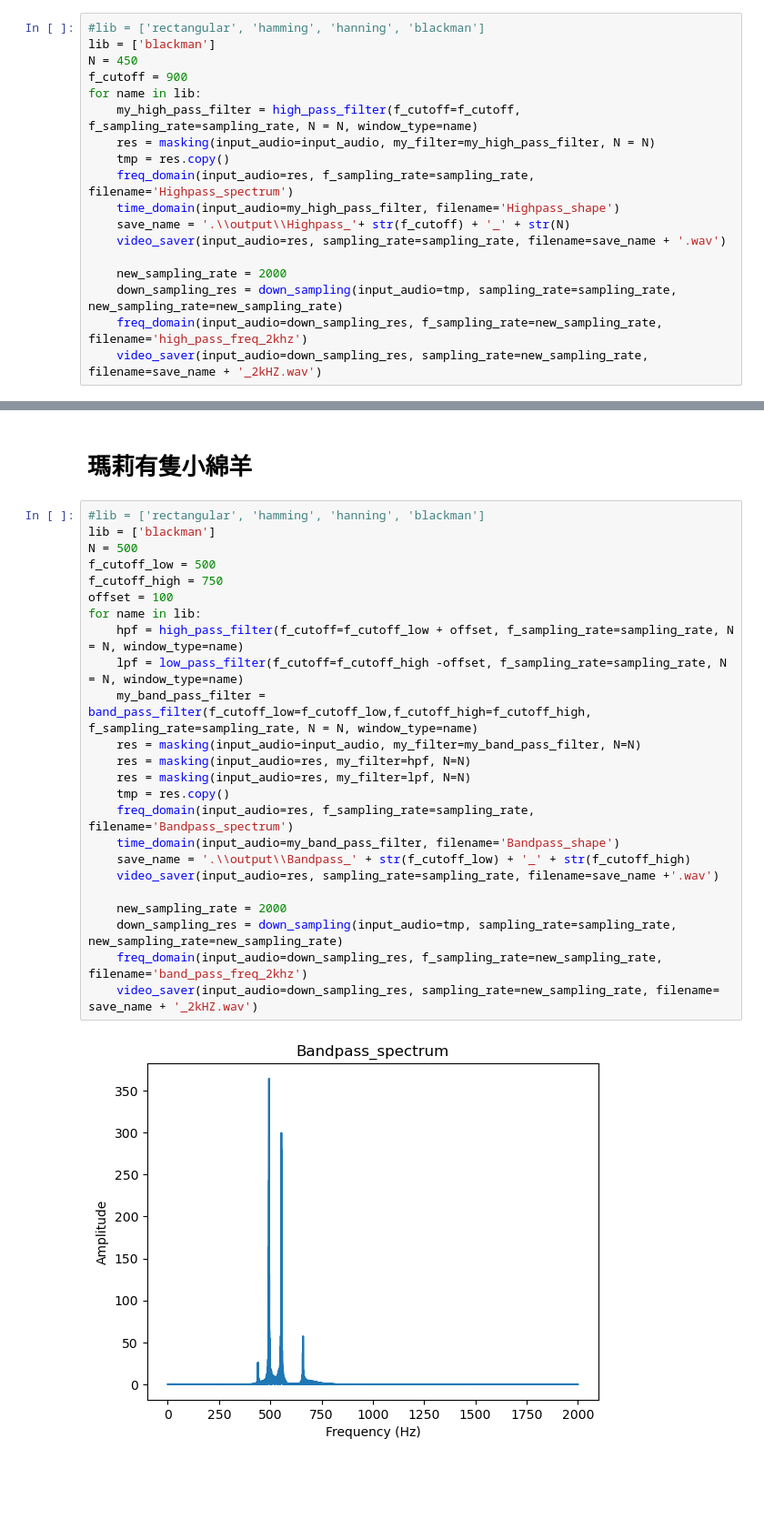
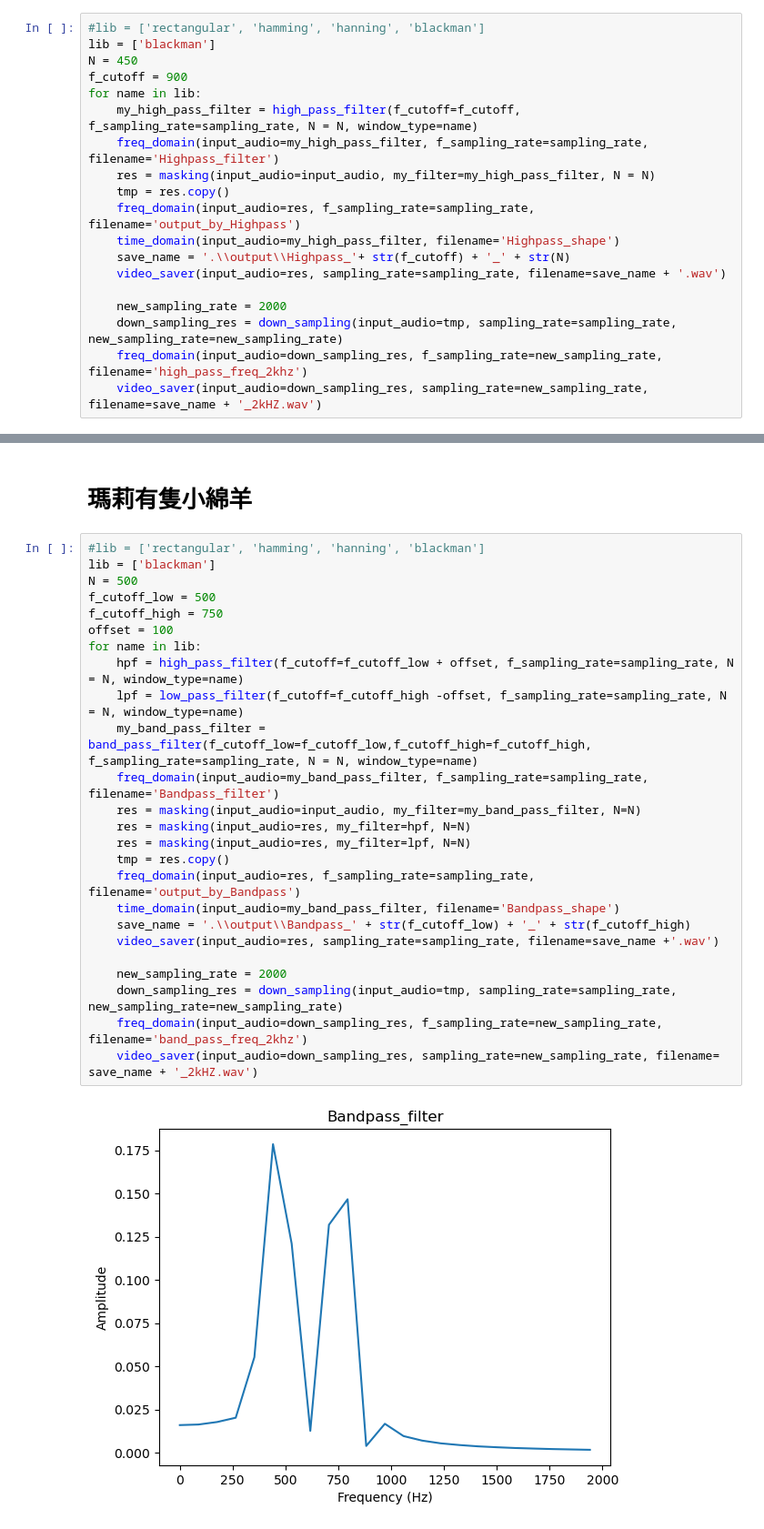
Before and after one commit to 108062138/multimedia-hw2, a Jupyter notebook: Q2/2.ipynb, the cells around one changed output, grey strips where cells are left out. Shown at 91% size. Saved outputs shown, nothing was run; the diff lists cells and outputs as text; blank space fills up the shorter version.

Commit message:
add filter freq domain image

```diff
--- a/Q2/2.ipynb
+++ b/Q2/2.ipynb
@@ -170,9 +172,10 @@ N = 450
 f_cutoff = 900
 for name in lib:
     my_high_pass_filter = high_pass_filter(f_cutoff=f_cutoff, f_sampling_rate=sampling_rate, N = N, window_type=name)
+    freq_domain(input_audio=my_high_pass_filter, f_sampling_rate=sampling_rate, filename='Highpass_filter')
     res = masking(input_audio=input_audio, my_filter=my_high_pass_filter, N = N)
     tmp = res.copy()
-    freq_domain(input_audio=res, f_sampling_rate=sampling_rate, filename='Highpass_spectrum')
+    freq_domain(input_audio=res, f_sampling_rate=sampling_rate, filename='output_by_Highpass')
     time_domain(input_audio=my_high_pass_filter, filename='Highpass_shape')
     save_name = '.\\output\\Highpass_'+ str(f_cutoff) + '_' + str(N)
     video_saver(input_audio=res, sampling_rate=sampling_rate, filename=save_name + '.wav')
@@ -191,26 +195,27 @@ for name in lib:
 # %%
 #lib = ['rectangular', 'hamming', 'hanning', 'blackman']
 lib = ['blackman']
 N = 500
 f_cutoff_low = 500
 f_cutoff_high = 750
 offset = 100
 for name in lib:
     hpf = high_pass_filter(f_cutoff=f_cutoff_low + offset, f_sampling_rate=sampling_rate, N = N, window_type=name)
     lpf = low_pass_filter(f_cutoff=f_cutoff_high -offset, f_sampling_rate=sampling_rate, N = N, window_type=name)
     my_band_pass_filter = band_pass_filter(f_cutoff_low=f_cutoff_low,f_cutoff_high=f_cutoff_high, f_sampling_rate=sampling_rate, N = N, window_type=name)
+    freq_domain(input_audio=my_band_pass_filter, f_sampling_rate=sampling_rate, filename='Bandpass_filter')
     res = masking(input_audio=input_audio, my_filter=my_band_pass_filter, N=N)
     res = masking(input_audio=res, my_filter=hpf, N=N)
     res = masking(input_audio=res, my_filter=lpf, N=N)
     tmp = res.copy()
-    freq_domain(input_audio=res, f_sampling_rate=sampling_rate, filename='Bandpass_spectrum')
+    freq_domain(input_audio=res, f_sampling_rate=sampling_rate, filename='output_by_Bandpass')
     time_domain(input_audio=my_band_pass_filter, filename='Bandpass_shape')
     save_name = '.\\output\\Bandpass_' + str(f_cutoff_low) + '_' + str(f_cutoff_high)
     video_saver(input_audio=res, sampling_rate=sampling_rate, filename=save_name +'.wav')
 
     new_sampling_rate = 2000
     down_sampling_res = down_sampling(input_audio=tmp, sampling_rate=sampling_rate, new_sampling_rate=new_sampling_rate)
     freq_domain(input_audio=down_sampling_res, f_sampling_rate=new_sampling_rate, filename='band_pass_freq_2khz')
     video_saver(input_audio=down_sampling_res, sampling_rate=new_sampling_rate, filename= save_name + '_2kHZ.wav')
 # %% [output]
-[figure, old version]
+[figure, new version]
```
Also changed, not shown: parts of 3 cells of this notebook, 3 other files.
